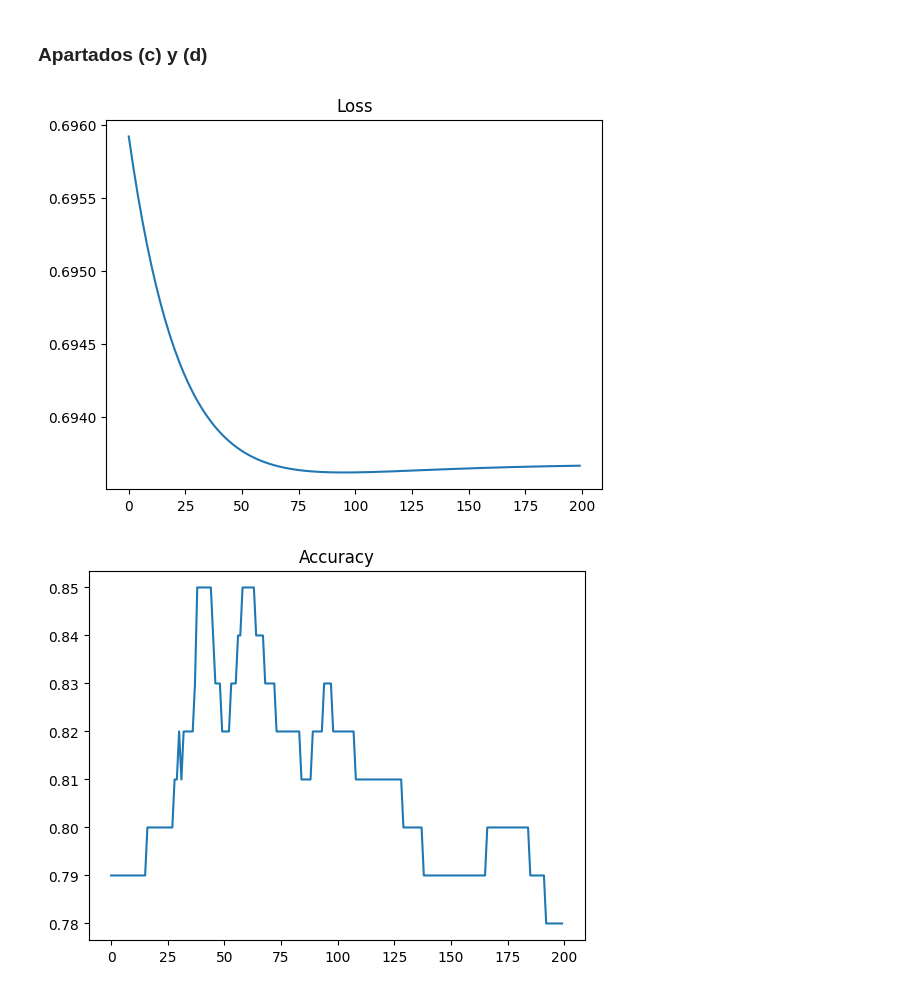
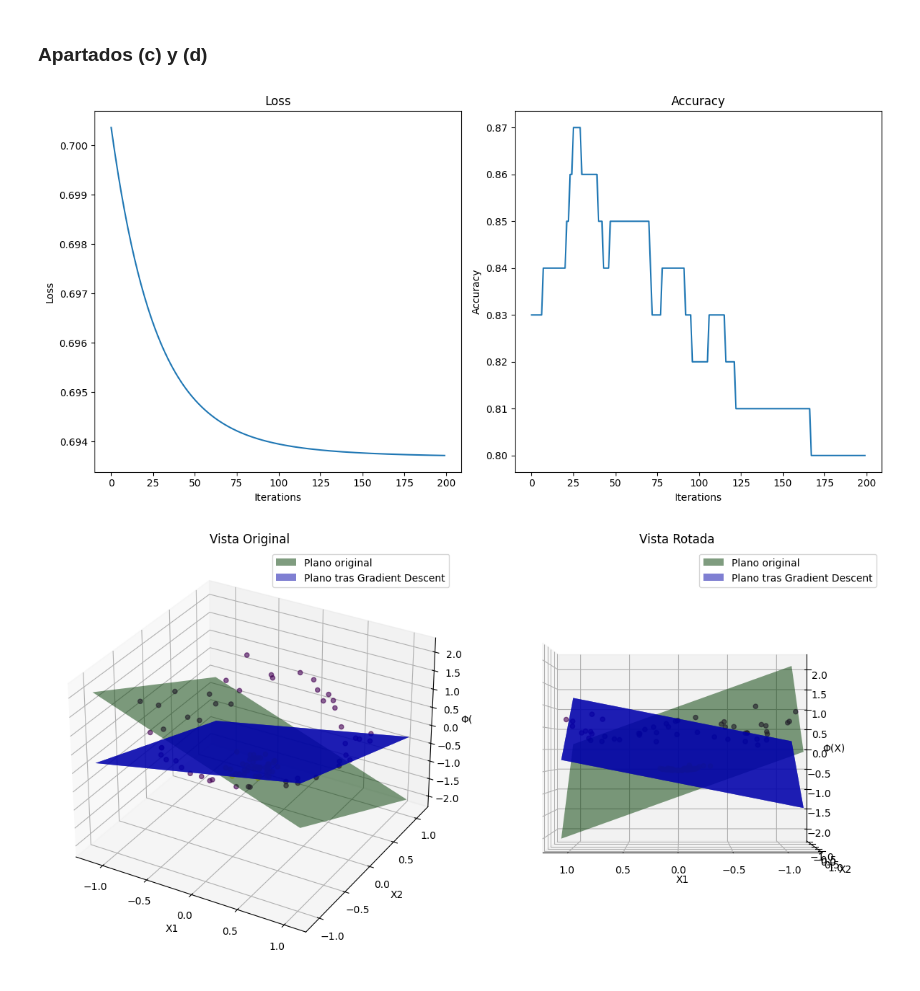
Before and after one commit to mikelsv1/ExploracionAnalisisDatos, a Jupyter notebook: Laboratorio_Lozano/lab3.ipynb, the cells around one changed output. Drawn from its saved outputs; the diff is of its cells as text; code cells hidden in the pictures.

```diff
--- a/Laboratorio_Lozano/lab3.ipynb
+++ b/Laboratorio_Lozano/lab3.ipynb
@@ -110,53 +139,88 @@ iterations = 200
 
 w_original = np.random.uniform(-0.5, 0.5, m)
 w = np.copy(w_original)
-losses = []
-accuracies = []
+losses2 = []
+accuracies2 = []
 
 for _ in range(iterations):
     gradient = np.mean((-y * X) / (1 + np.exp(-np.dot(y.T, np.dot(X, w))))) + 2*lambda_reg*w
 
     predictions = np.sign(np.dot(X, w))
     accuracy = np.mean(predictions == y.flatten())
-    accuracies.append(accuracy)
+    accuracies2.append(accuracy)
     log_loss = np.mean(np.log(1 + np.exp(-y * np.dot(X, w))))
-    losses.append(log_loss)
+    losses2.append(log_loss)
 
     w -= learning_rate * gradient
 
-plt.plot(range(iterations), losses)
-plt.title('Loss')
+fig, ax = plt.subplots(1, 2, figsize=(12, 6))  # 1 fila, 2 columnas
+
+# Gráfica de Loss
+ax[0].plot(range(iterations), losses2)
+ax[0].set_title('Loss')
+ax[0].set_xlabel('Iterations')
+ax[0].set_ylabel('Loss')
+
+# Gráfica de Accuracy
+ax[1].plot(range(iterations), accuracies2)
+ax[1].set_title('Accuracy')
+ax[1].set_xlabel('Iterations')
+ax[1].set_ylabel('Accuracy')
+
+# Ajustar el diseño y mostrar
+plt.tight_layout()
 plt.show()
 
-plt.plot(range(iterations), accuracies)
-plt.title('Accuracy')
-plt.show()
 
 # Nuevamente, w es perpendicular al plano que separa las dos clases. La recta que separa ambas clases es la función de decisión f(X) = w*X
 # La función de decisión es f(X) = w*X = 0
 # Para graficar el plano, despejamos x_3 de la ecuación w*X = 0, obteniendo x_3 = -w_1*x_1 - w_2*x_2 / w_3
 # Cojo dos puntos para graficar el plano
 
 # w tras gradient descent
 x1 = np.array([min(X[:,0]), max(X[:,0])])
 x2 = np.array([min(X[:,1]), max(X[:,1])])
 x1, x2 = np.meshgrid(x1, x2)
 x3 = (-w[0] * x1 - w[1] * x2) / w[2]
 
 # w original
 x4 = np.array([min(X[:,0]), max(X[:,0])])
 x5 = np.array([min(X[:,1]), max(X[:,1])])
 x4, x5 = np.meshgrid(x1, x2)
 x6 = (-w_original[0] * x4 - w_original[1] * x5) / w_original[2]
 
-fig = plt.figure()
-ax = fig.add_subplot(111, projection='3d')
+fig = plt.figure(figsize=(12, 6))
 
-ax.scatter(X[:,0], X[:,1], X[:,2], c=y, cmap='viridis')
-ax.plot_surface(x1, x2, x3, alpha=0.5)
-ax.plot_surface(x4, x5, x6, alpha=0.5)
+# Primer gráfico (vista original)
+ax1 = fig.add_subplot(121, projection='3d')
+ax1.scatter(X[:, 0], X[:, 1], X[:, 2], c=y, cmap='viridis', alpha=0.6)  # Alpha ajustado para mayor claridad
+plane1 = ax1.plot_surface(x1, x2, x3, color='green', alpha=0.5, label='Plano tras Gradient Descent')
+plane2 = ax1.plot_surface(x4, x5, x6, color='blue', alpha=0.5, label='Plano original')
+ax1.set_title('Vista Original')
+ax1.set_xlabel('X1')
+ax1.set_ylabel('X2')
+ax1.set_zlabel('Φ(X)')
 
+# Leyenda manual para los planos
+ax1.legend([plane1, plane2], ['Plano original', 'Plano tras Gradient Descent'])
+
+# Segundo gráfico (vista rotada)
+ax2 = fig.add_subplot(122, projection='3d')
+ax2.scatter(X[:, 0], X[:, 1], X[:, 2], c=y, cmap='viridis', alpha=0.6)  # Alpha ajustado para mayor claridad
+ax2.plot_surface(x1, x2, x3, color='green', alpha=0.5)
+ax2.plot_surface(x4, x5, x6, color='blue', alpha=0.5)
+ax2.view_init(elev=0, azim=90)  # Cambia los ángulos de elevación y azimut
+ax2.set_title('Vista Rotada')
+ax2.set_xlabel('X1')
+ax2.set_ylabel('X2')
+ax2.set_zlabel('Φ(X)')
+
+# Leyenda manual para los planos
+ax2.legend([plane1, plane2], ['Plano original', 'Plano tras Gradient Descent'])
+
+# Mostrar la figura
+plt.tight_layout()
 plt.show()
 # %% [output]
-[figure, old version]
+[figure, new version]
-[figure, old version]
+[figure, new version]
```
Also changed, not shown: parts of 7 cells of this notebook.
